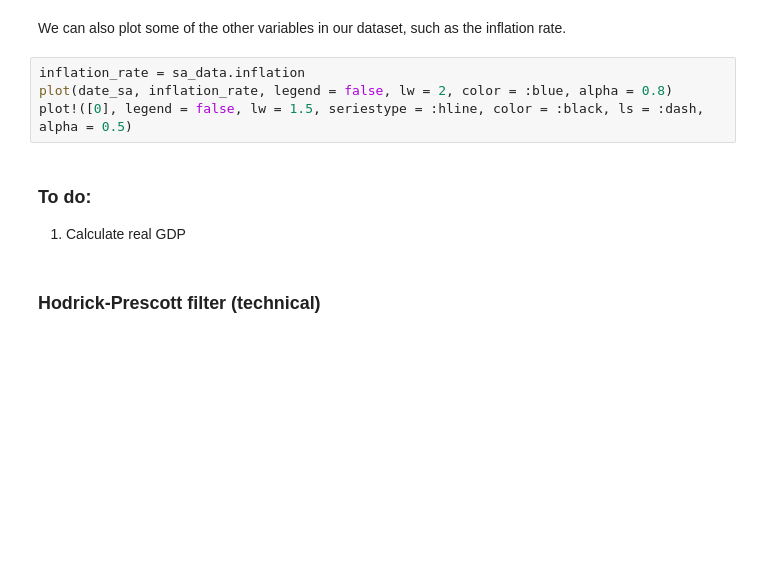
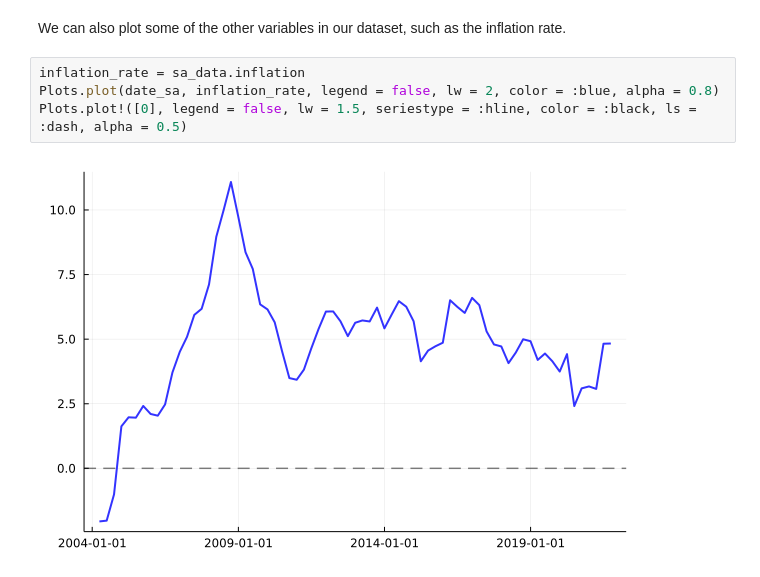
Before and after one commit to DawievLill/DataScience-871, a Jupyter notebook: 05-julia-data/05-julia-data.ipynb, the cells around one changed output. Saved outputs shown, nothing was run; the diff lists cells and outputs as text; blank space fills up the shorter version.

```diff
--- a/05-julia-data/05-julia-data.ipynb
+++ b/05-julia-data/05-julia-data.ipynb
@@ -412,11 +426,7 @@ You will see that the scale on the y-axis has changed after this transformation.
 We can also plot some of the other variables in our dataset, such as the inflation rate.
 # %%
 inflation_rate = sa_data.inflation
-plot(date_sa, inflation_rate, legend = false, lw = 2, color = :blue, alpha = 0.8)
-plot!([0], legend = false, lw = 1.5, seriestype = :hline, color = :black, ls = :dash, alpha = 0.5)
+Plots.plot(date_sa, inflation_rate, legend = false, lw = 2, color = :blue, alpha = 0.8)
+Plots.plot!([0], legend = false, lw = 1.5, seriestype = :hline, color = :black, ls = :dash, alpha = 0.5)
+# %% [output]
+[figure, added]
-# %% [markdown]
-### To do:
-
-1. Calculate real GDP
-# %% [markdown]
-### Hodrick-Prescott filter (technical)
```
Also changed, not shown: parts of 73 cells of this notebook, 1 other file.
